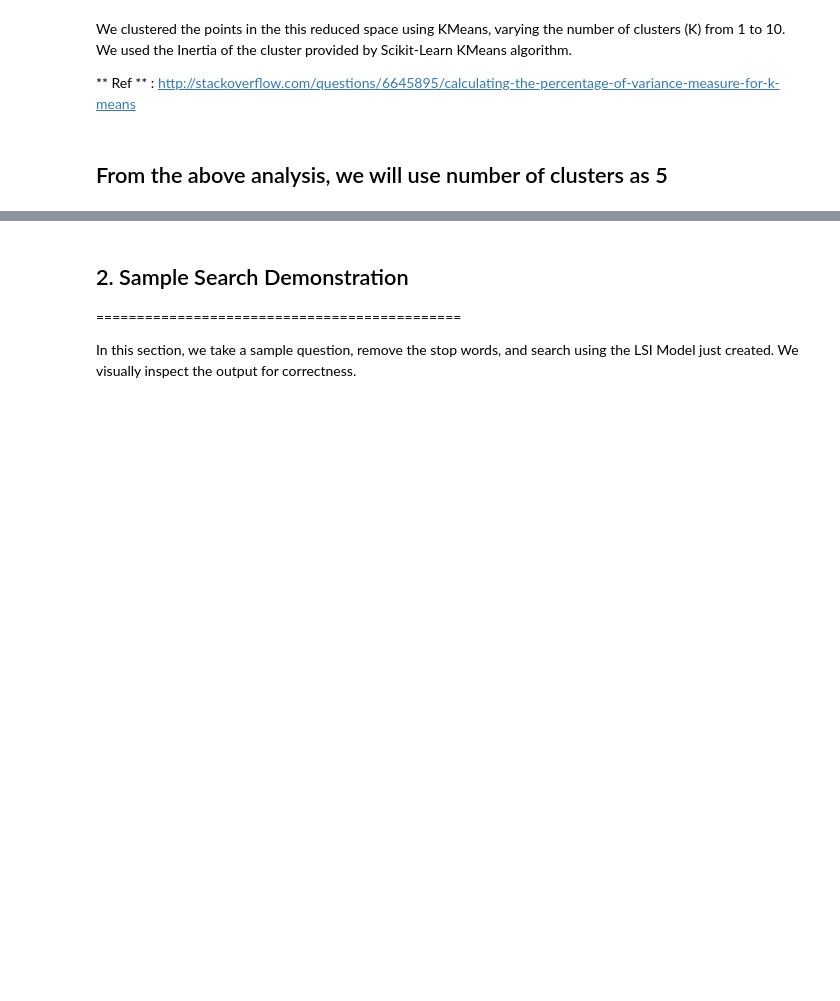
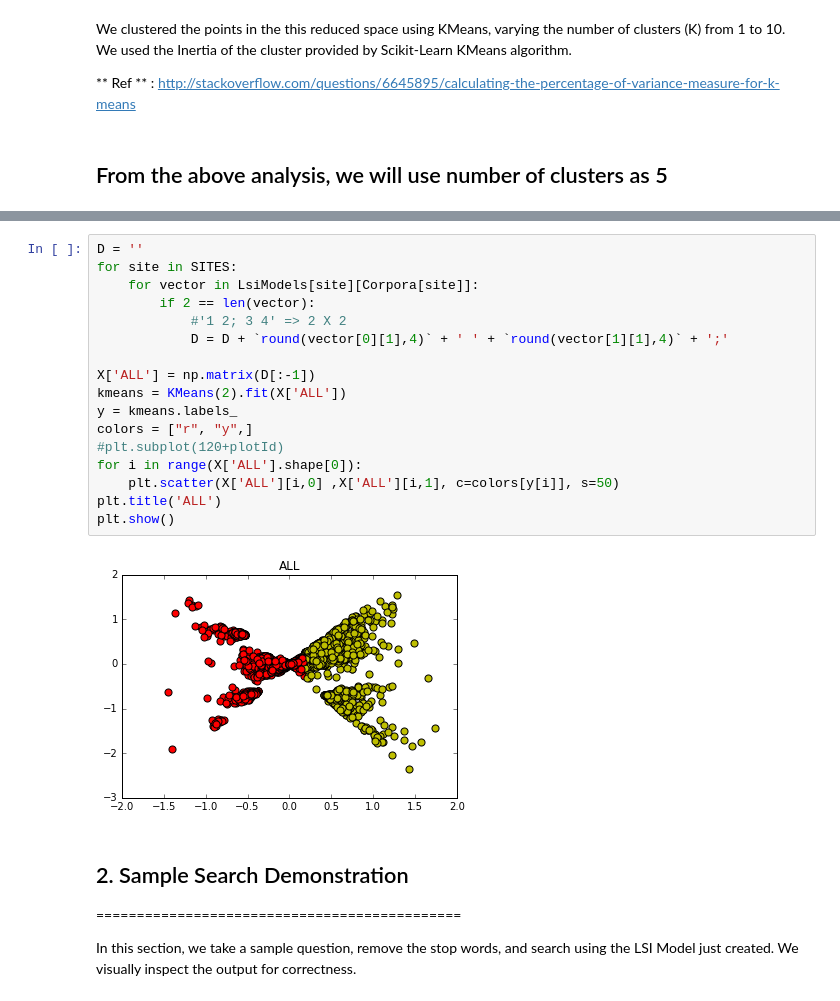
Before and after one commit to dhruvaray/soml, a Jupyter notebook: index.ipynb, the cells around one changed output, grey strips where cells are left out. Cells and saved outputs as stored; diff of their text form; blank space fills up the shorter version.

```diff
--- a/index.ipynb
+++ b/index.ipynb
@@ -385,3 +442,22 @@ for site in SITES:
+# %%
+D = ''
+for site in SITES:
+    for vector in LsiModels[site][Corpora[site]]:
+        if 2 == len(vector):
+            #'1 2; 3 4' => 2 X 2
+            D = D + `round(vector[0][1],4)` + ' ' + `round(vector[1][1],4)` + ';'
+
+X['ALL'] = np.matrix(D[:-1])
+kmeans = KMeans(2).fit(X['ALL'])
+y = kmeans.labels_
+colors = ["r", "y",]
+#plt.subplot(120+plotId)
+for i in range(X['ALL'].shape[0]):
+    plt.scatter(X['ALL'][i,0] ,X['ALL'][i,1], c=colors[y[i]], s=50)
+plt.title('ALL')
+plt.show()
+# %% [output]
+[figure, added]
 # %% [markdown]
 ## 2. Sample Search Demonstration
 =============================================
```
Also changed, not shown: parts of 20 cells of this notebook.
